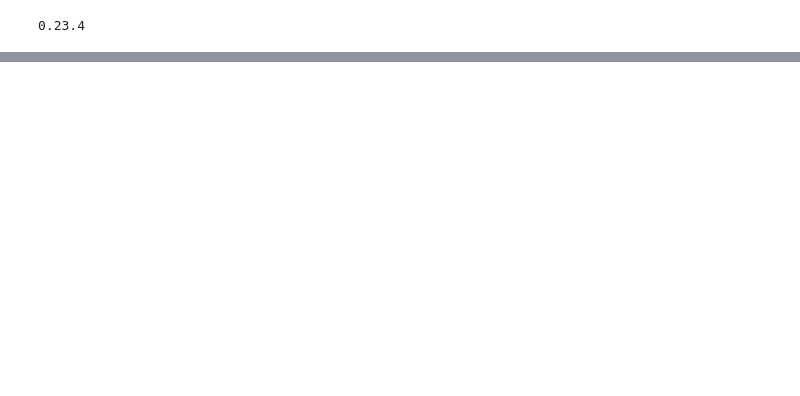
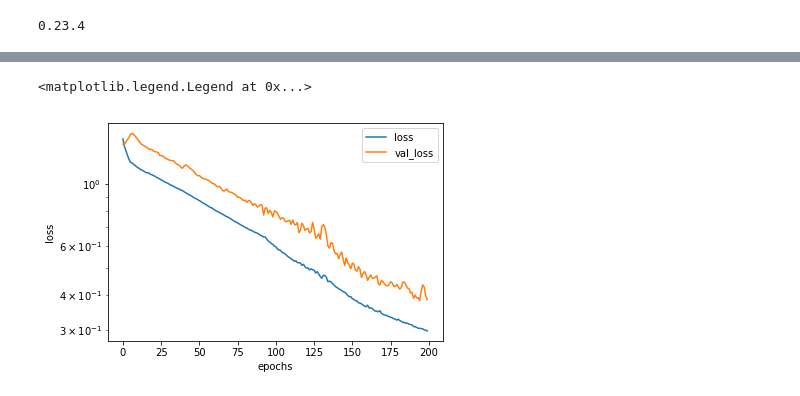
Before and after one commit to DJCordhose/ux-by-tfjs, a Jupyter notebook: notebooks/rnn-model.ipynb, the cells around one changed output, grey strips where cells are left out. Drawn from its saved outputs; the diff is of its cells as text; code cells hidden in the pictures; blank space fills up the shorter version.

```diff
--- a/notebooks/rnn-model.ipynb
+++ b/notebooks/rnn-model.ipynb
@@ -66,0 +62,2 @@ df[0]
+# %%
+X = [item['x'] for item in df]
@@ -66,0 +104,2 @@ df[0]
+# %%
+y = [item['y'] for item in df]
@@ -66,0 +115,19 @@ df[0]
+# %%
+n_steps = len(X[0])
+n_features = len(X[0][0])
+n_buttons = 4
+
+# define model
+model = Sequential()
+model.add(GRU(units=50, activation='tanh', input_shape=(n_steps, n_features), name="RNN_Input"))
+model.add(Dense(units=n_buttons, name='softmax', activation='softmax'))
+model.compile(optimizer='adam', loss='sparse_categorical_crossentropy', metrics=['accuracy'])
+# %%
+%%time
+
+EPOCHS = 200
+BATCH_SIZE = 50
+
+history = model.fit([X], y,
+                    batch_size=BATCH_SIZE,
+                    epochs=EPOCHS, verbose=1, validation_split=0.2)
@@ -66,0 +152,16 @@ df[0]
+# %%
+%matplotlib inline
+
+import matplotlib.pyplot as plt
+
+plt.yscale('log')
+plt.ylabel('loss')
+plt.xlabel('epochs')
+
+plt.plot(history.history['loss'])
+plt.plot(history.history['val_loss'])
+
+plt.legend(['loss', 'val_loss'])
+# %% [output]
+<matplotlib.legend.Legend at 0x...>
+[figure, added]
```
Also changed, not shown: parts of 16 cells of this notebook, 7 other files.
